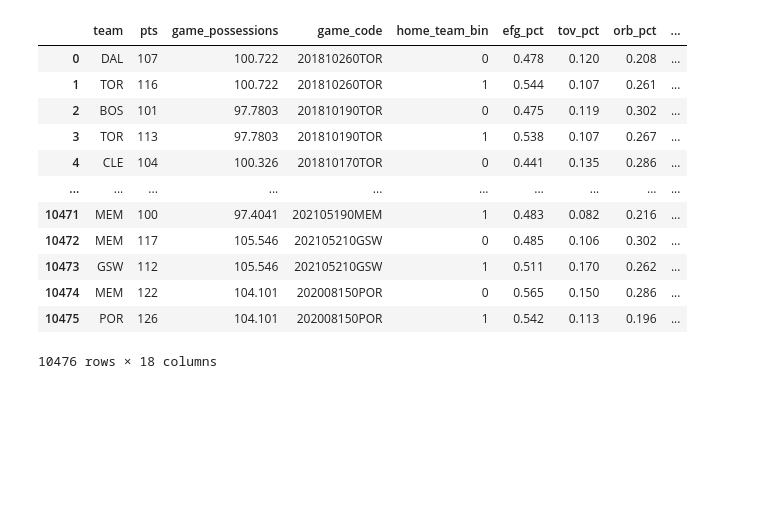
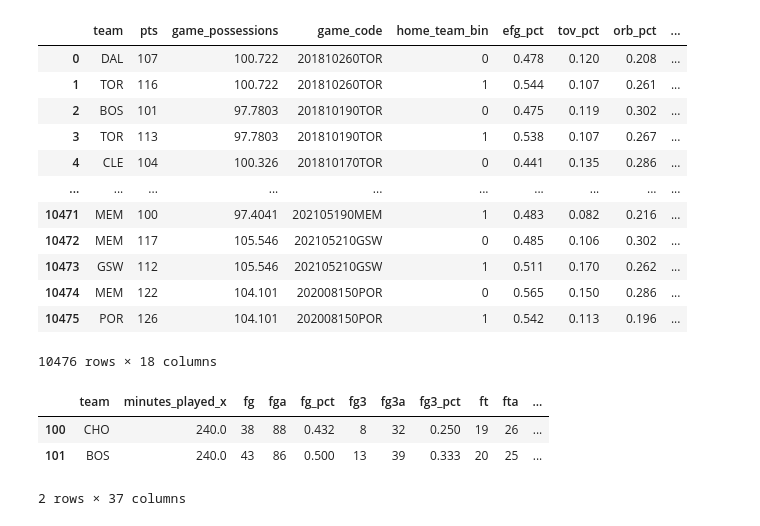
Before and after one commit to kyle-rgb/NBA_Sportsbook_Project, a Jupyter notebook: notebooks/Data Cleaning.ipynb, the cells around one changed output. Drawn from its saved outputs; the diff is of its cells as text; code cells hidden in the pictures; blank space fills up the shorter version.

```diff
--- a/notebooks/Data Cleaning.ipynb
+++ b/notebooks/Data Cleaning.ipynb
@@ -600,0 +612,7 @@ df_time
+# %%
+game_results_df.loc[100:101, :]
+# %% [output]
+|  | team | minutes_played_x | fg | fga | fg_pct | fg3 | fg3a | fg3_pct | ft | fta | ... |
+| 100 | CHO | 240.0 | 38 | 88 | 0.432 | 8 | 32 | 0.250 | 19 | 26 | ... |
+| 101 | BOS | 240.0 | 43 | 86 | 0.500 | 13 | 39 | 0.333 | 20 | 25 | ... |
+2 rows × 37 columns
```
Also changed, not shown: parts of 6 cells of this notebook, 3 other files.
